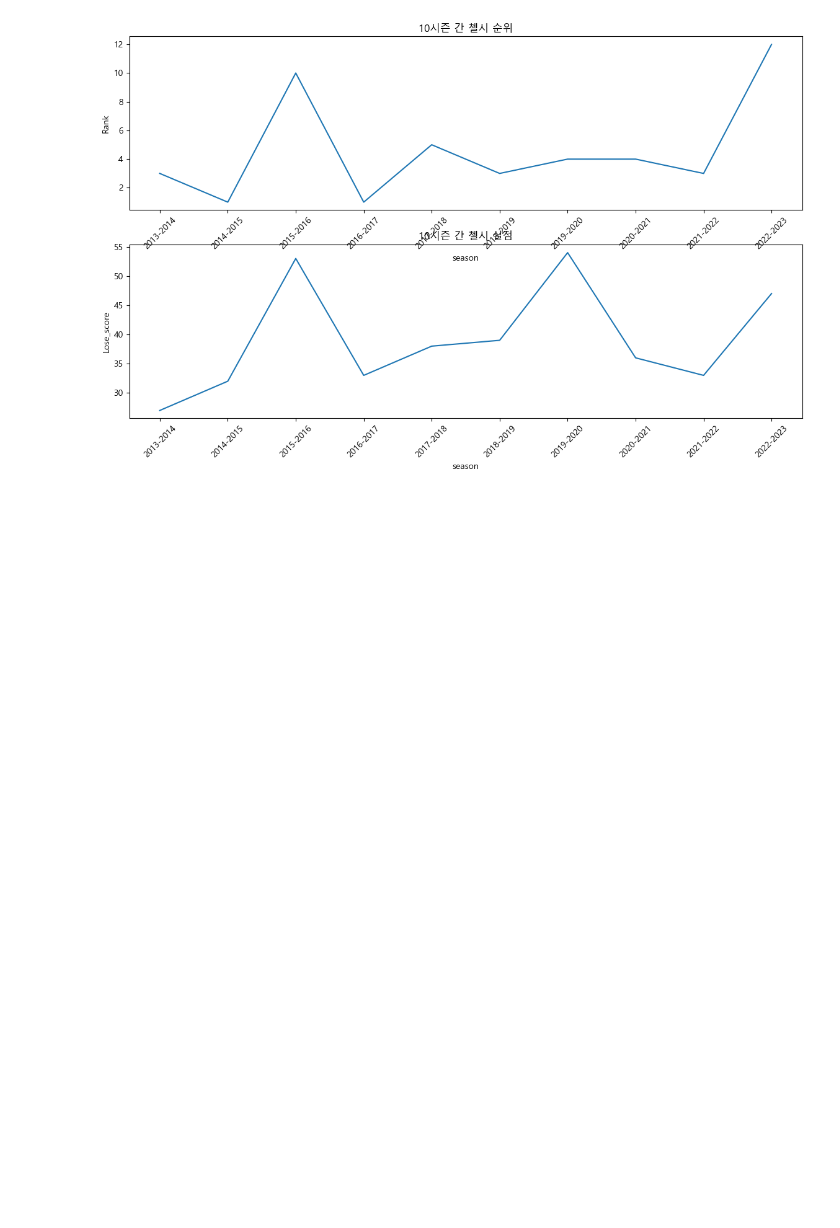
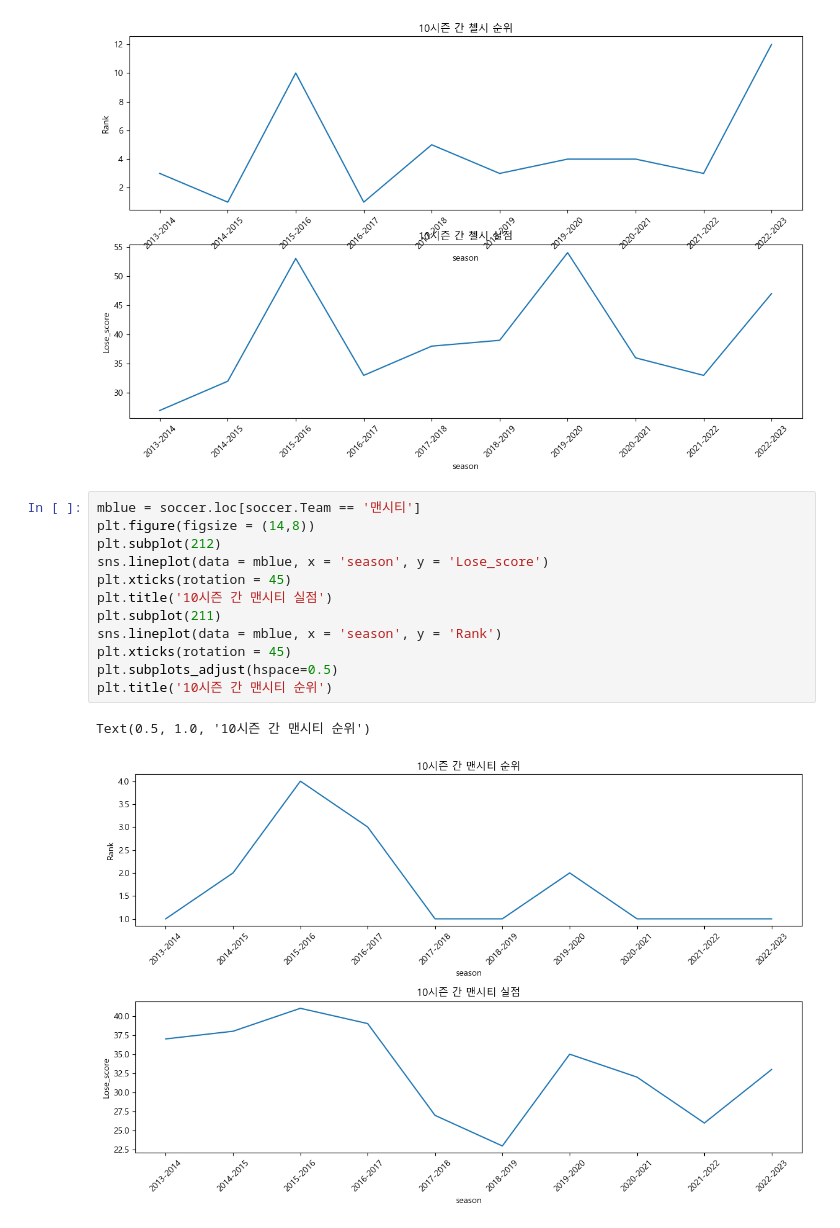
Before and after one commit to gingerman123/Soccer-Data, a Jupyter notebook: soccer_analysis.ipynb, the cells around one changed output. Saved outputs shown, nothing was run; the diff lists cells and outputs as text; blank space fills up the shorter version.

```diff
--- a/soccer_analysis.ipynb
+++ b/soccer_analysis.ipynb
@@ -412,3 +406,18 @@ plt.title('10시즌 간 첼시 순위')
 plt.show()
 # %% [output]
 [figure]
+# %%
+mblue = soccer.loc[soccer.Team == '맨시티']
+plt.figure(figsize = (14,8))
+plt.subplot(212)
+sns.lineplot(data = mblue, x = 'season', y = 'Lose_score')
+plt.xticks(rotation = 45)
+plt.title('10시즌 간 맨시티 실점')
+plt.subplot(211)
+sns.lineplot(data = mblue, x = 'season', y = 'Rank')
+plt.xticks(rotation = 45)
+plt.subplots_adjust(hspace=0.5)
+plt.title('10시즌 간 맨시티 순위')
+# %% [output]
+Text(0.5, 1.0, '10시즌 간 맨시티 순위')
+[figure, added]
```
Also changed, not shown: parts of 17 cells of this notebook, 1 other file.
